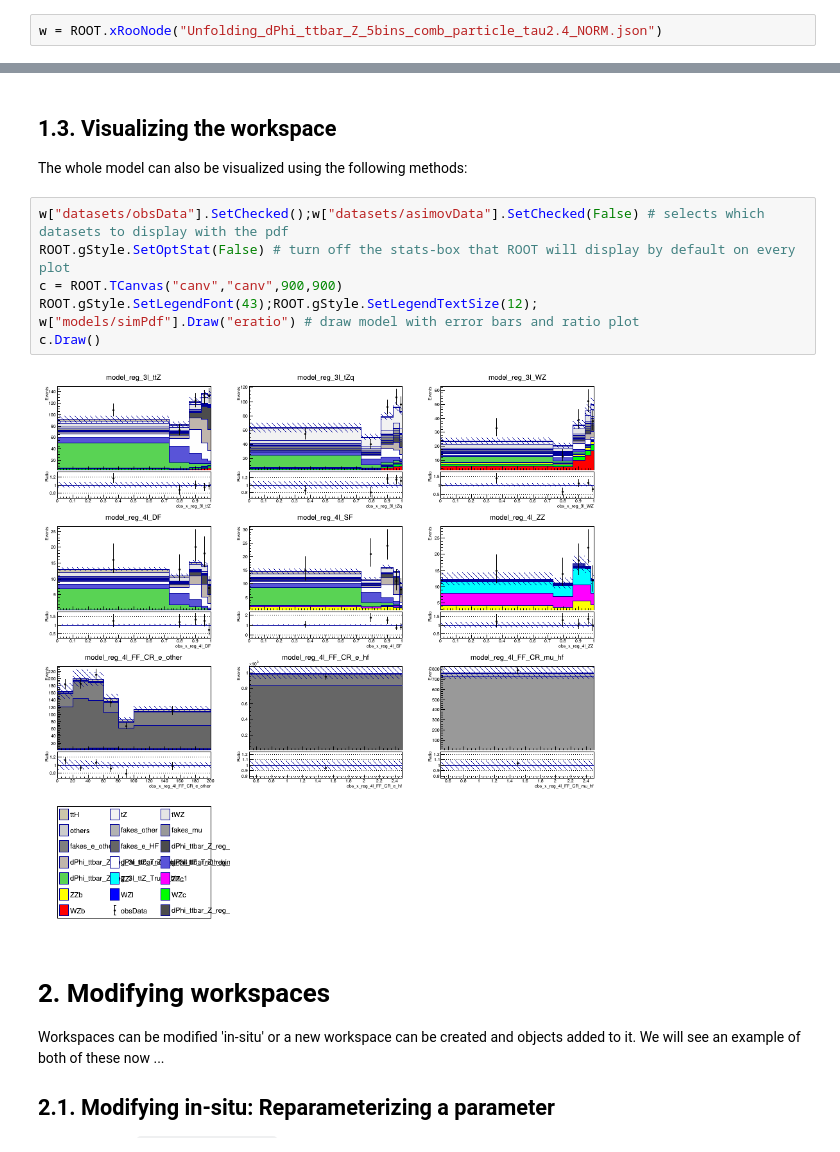
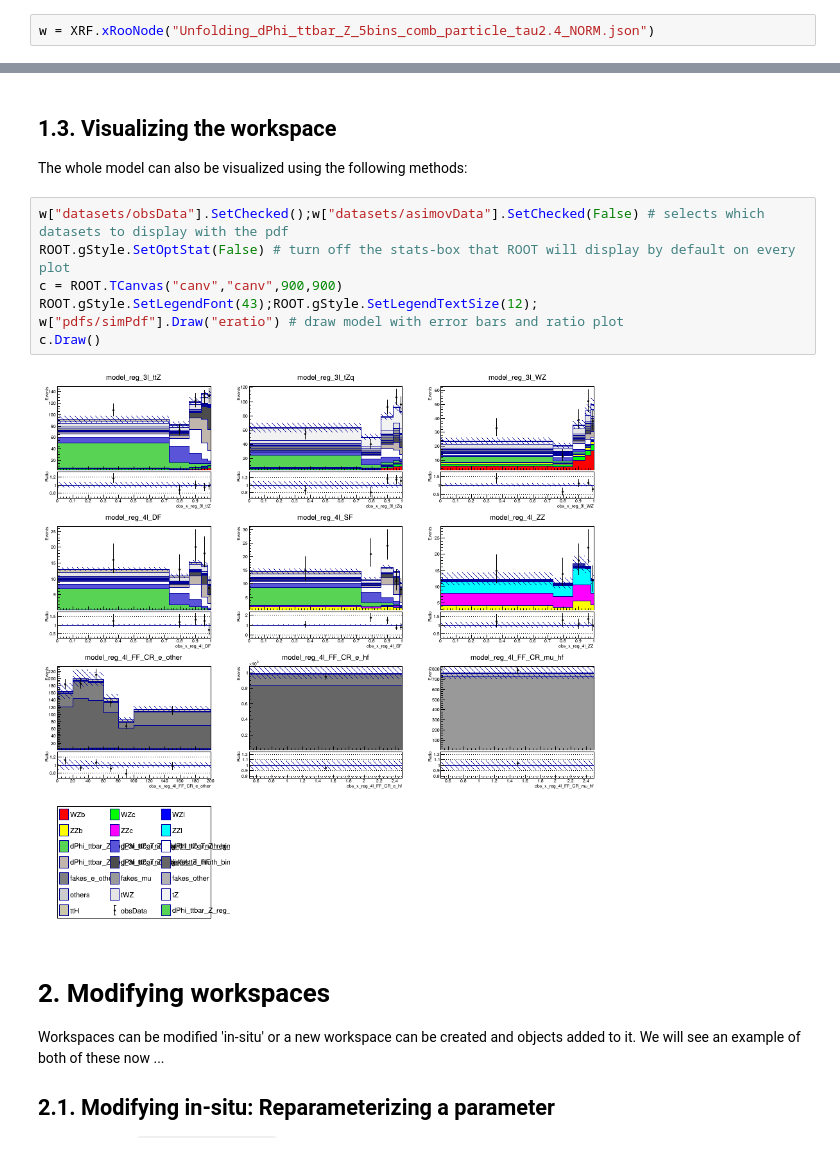
Before and after one commit to will-cern/statanalysis-binder-demo, a Jupyter notebook: index.ipynb, the cells around one changed output, grey strips where cells are left out. Saved outputs shown, nothing was run; the diff lists cells and outputs as text.

```diff
--- a/index.ipynb
+++ b/index.ipynb
@@ -19,5 +22,5 @@ xRooFit -- Create/Explore/Modify Workspaces -- Development ongoing
 
 Start by creating an `xRooNode` from the file:
 # %%
-w = ROOT.xRooNode("Unfolding_dPhi_ttbar_Z_5bins_comb_particle_tau2.4_NORM.json")
+w = XRF.xRooNode("Unfolding_dPhi_ttbar_Z_5bins_comb_particle_tau2.4_NORM.json")
 # %% [output]
@@ -82,12 +88,12 @@ The whole model can also be visualized using the following methods:
 # %%
 w["datasets/obsData"].SetChecked();w["datasets/asimovData"].SetChecked(False) # selects which datasets to display with the pdf
 ROOT.gStyle.SetOptStat(False) # turn off the stats-box that ROOT will display by default on every plot
 c = ROOT.TCanvas("canv","canv",900,900)
 ROOT.gStyle.SetLegendFont(43);ROOT.gStyle.SetLegendTextSize(12);
-w["models/simPdf"].Draw("eratio") # draw model with error bars and ratio plot
+w["pdfs/simPdf"].Draw("eratio") # draw model with error bars and ratio plot
 c.Draw()
 # %% [output]
-[figure, old version]
+[figure, new version]
 # %% [markdown]
 # 2. Modifying workspaces
 
```
Also changed, not shown: parts of 16 cells of this notebook.
